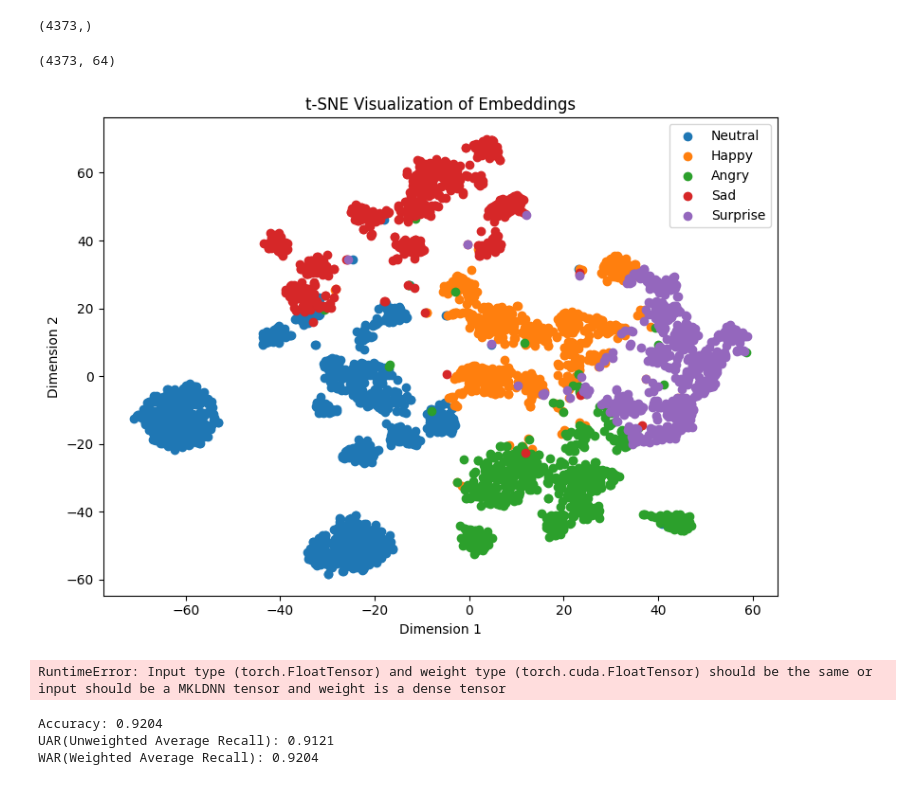
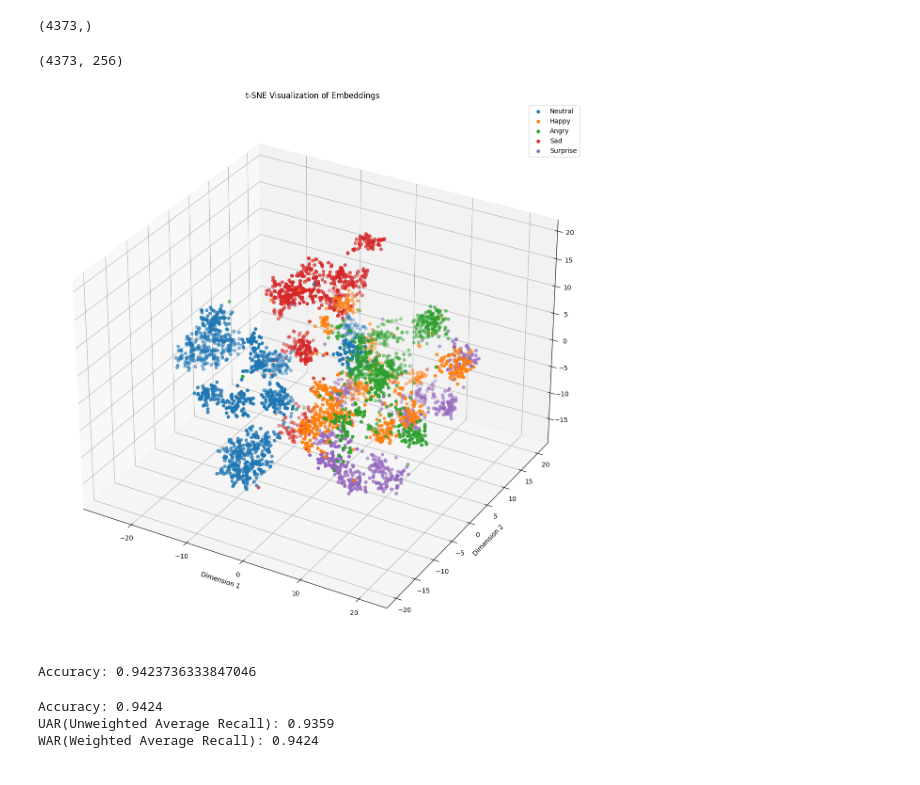
Before and after one commit to arkiven4/T_EmoCatherMyOwn, a Jupyter notebook: evaluation_model.ipynb, the cells around one changed output. Cells and saved outputs as stored; diff of their text form; code cells hidden in the pictures.

```diff
--- a/evaluation_model.ipynb
+++ b/evaluation_model.ipynb
@@ -21,12 +17,12 @@ test_dset = MyOwnDBMelS("filelists/emotion_test_filelist.txt", mel_specs_kwargs=
 test_dloader = DataLoader(test_dset, batch_size=64, collate_fn=mels2batchMyOwn, shuffle=False)
 # %%
 ## best model path
-#import glob
-#model_path = glob.glob(f"./output/model/best_model*.pth")[0]
+import glob
+model_path = glob.glob(f"./output/model/best_model*.pth")[0]
 
 ## load trained model
-model = EmoCatcher(input_dim=80, hidden_dim=128, kernel_size=3, num_classes=5)
-model.load_state_dict(torch.load('output/best_model_0.9204_0.4894.pth'))
+model = EmoCatcher(input_dim=80, hidden_dim=512, kernel_size=3, num_classes=5)
+model.load_state_dict(torch.load(model_path))
 model.eval()
 # %% [output]
 EmoCatcher(
@@ -57,8 +68,8 @@ for x_test, y_test, L in test_dloader:
     total_ypred = np.concatenate([total_ypred, y_pred_test.cpu().detach().numpy()], axis=0)
     total_zhid = np.append(total_zhid, z_hidden.cpu().detach().numpy())
     #cm +=ConfusionMatrix( num_classes=n_class, task="multiclass" )(y_pred_test, y_test)
+
+total_zhid = total_zhid.reshape(-1, 256)
-# %%
-total_zhid = total_zhid.reshape(-1, 64)
 # %%
 total_ypred.shape
 # %% [output]
@@ -66,36 +77,38 @@ total_ypred.shape
 # %%
 total_zhid.shape
 # %% [output]
-(4373, 64)
+(4373, 256)
 # %%
 from sklearn.manifold import TSNE
 # %%
-tsne = TSNE(n_components=2, random_state=42)
+tsne = TSNE(n_components=3, random_state=42)
 embeddings_2d = tsne.fit_transform(total_zhid)
 
-plt.figure(figsize=(8, 6))
+fig = plt.figure(figsize=(12, 12))
+ax = fig.add_subplot(projection='3d')
+
 for label in np.unique(total_ypred):
     cluster_points = embeddings_2d[total_ypred == label]
-    plt.scatter(cluster_points[:, 0], cluster_points[:, 1], label=emotion_dict[label])
+    ax.scatter(cluster_points[:, 0], cluster_points[:, 1], cluster_points[:, 2], label=emotion_dict[label])
 
 #plt.scatter(embeddings_2d[:, 0], embeddings_2d[:, 1], marker='o')
 plt.title('t-SNE Visualization of Embeddings')
 plt.xlabel('Dimension 1')
 plt.ylabel('Dimension 2')
 plt.legend()
 plt.tight_layout()
 plt.show()
 # %% [output]
-[figure, old version]
+[figure, new version]
 # %%
 model.eval()
 cm_test = create_confusion_matrix(model, test_dloader, n_class=5)
 # %% [output]
-RuntimeError: Input type (torch.FloatTensor) and weight type (torch.cuda.FloatTensor) should be the same or input should be a MKLDNN tensor and weight is a dense tensor
+Accuracy: 0.9423736333847046
 # %%
 print('Accuracy: {:.4f}'.format(cm_test.trace()/cm_test.sum() ))
 print('UAR(Unweighted Average Recall): {:.4f}\nWAR(Weighted Average Recall): {:.4f}'.format(average_recall(cm_test, weighted=False), average_recall(cm_test, weighted=True)))
 # %% [output]
-Accuracy: 0.9204
-UAR(Unweighted Average Recall): 0.9121
-WAR(Weighted Average Recall): 0.9204
+Accuracy: 0.9424
+UAR(Unweighted Average Recall): 0.9359
+WAR(Weighted Average Recall): 0.9424
```
Also changed, not shown: parts of 6 cells of this notebook, 4 other files.
